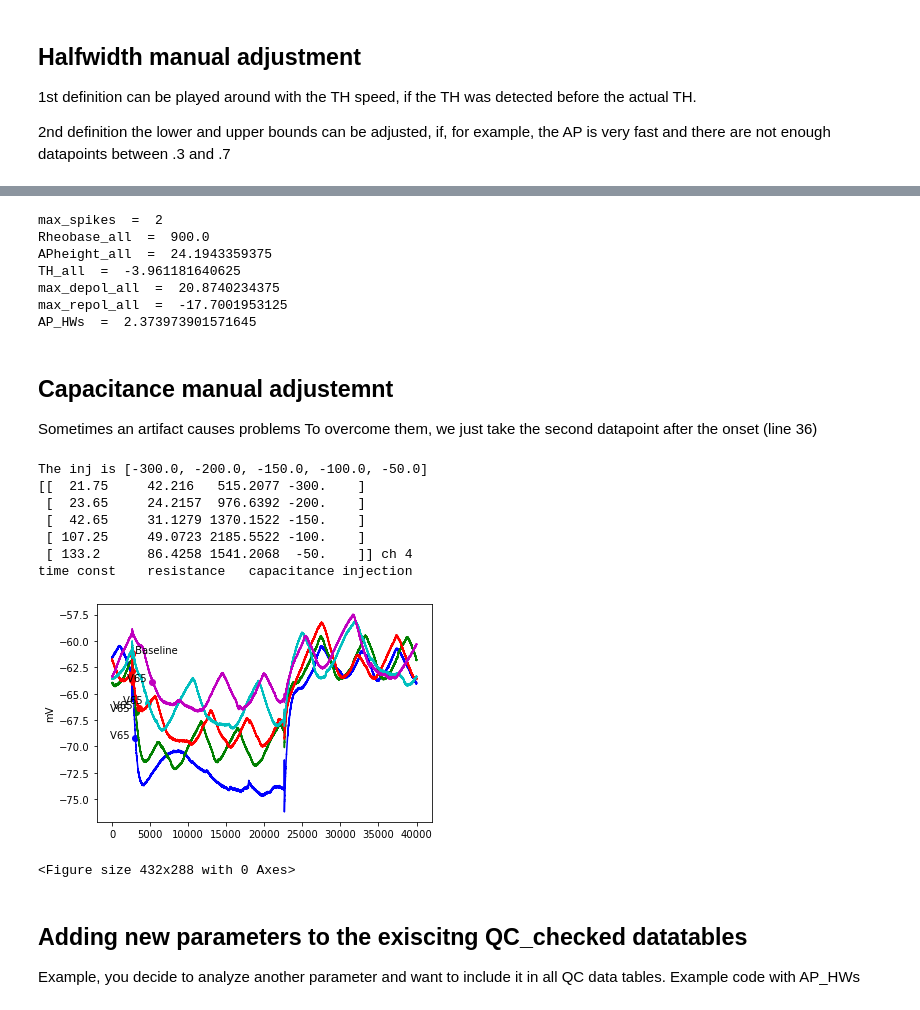
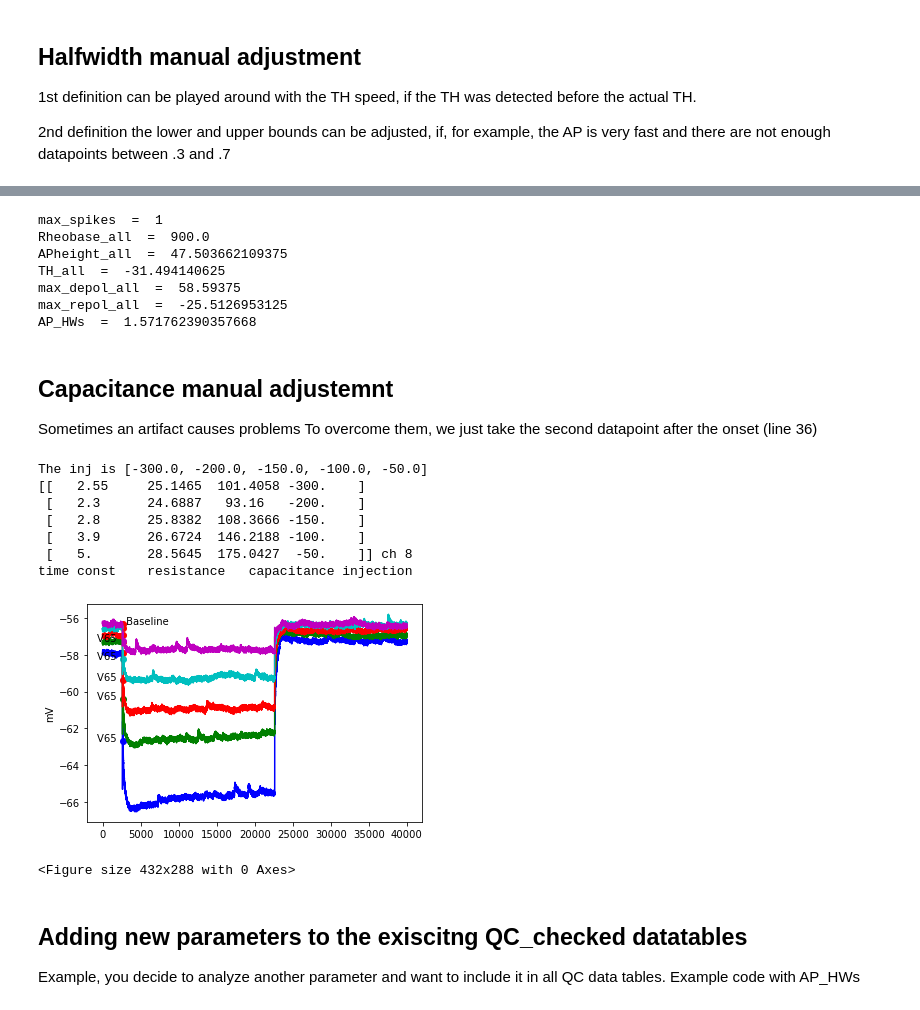
Before and after one commit to verjiniaM/Human-slice-scripts, a Jupyter notebook: manual_fix_notebook_and_some_useful_plots.ipynb, the cells around one changed output, grey strips where cells are left out. Drawn from its saved outputs; the diff is of its cells as text; code cells hidden in the pictures.

Commit message:
minor changes; nicer plots

```diff
--- a/manual_fix_notebook_and_some_useful_plots.ipynb
+++ b/manual_fix_notebook_and_some_useful_plots.ipynb
@@ -142,9 +142,9 @@ def get_AP_HW(channels, AP_all, APheight_all, TH_all, lower_bound = 0.1, upper_b
 
 human_dir = '/Users/verjim/laptop_D_17.01.2022/Schmitz_lab/data/human/'
 #intr_props_dirs = glob.glob(human_dir + '/data_*/' + 'OP*' + '/data_tables/' + 'QC_passed' + '*.xlsx')
-intr_props_dirs = ['/Users/verjim/laptop_D_17.01.2022/Schmitz_lab/data/human/data_verji/OP230417/data_tables/AP_props_OP230417.xlsx']
+intr_props_dirs = ['/Users/verjim/laptop_D_17.01.2022/Schmitz_lab/data/human/data_verji/OP231123/data_tables/QC_passed_OP231123_Intrinsic_and_synaptic_properties.xlsx']
 
-HWs = []
+HWs, fns, chans = [], [], []
 for path in intr_props_dirs:
     df = pd.read_excel(path)
 
@@ -158,6 +158,8 @@ for path in intr_props_dirs:
         inj = hcf.get_inj_current_steps(file_path)
         max_spikes = hcf.get_max_spikes(charact_data, channels)
         if df['max_spikes'][i] == 0:
+            fns.append(fn)
+            chans.append(key)
             HWs.append(math.nan)
             continue
         first_spikes, peaks_all, spike_counts_all, first_spiking_sweeps_all = hcf.get_ap_param_for_plotting(charact_data, channels, inj, max_spikes)
@@ -207,7 +209,10 @@ for path in intr_props_dirs:
         fig.patch.set_facecolor('white')
         plt.savefig(dir_ap_HW + '/' + file_path[end_fn:-4] + '_HW_AP#' + str(ap+1) + '_' + key + '.png')
         #plt.show()
+        fns.append(fn)
+        chans.append(key)
         HWs.append(AP_HWs[0])
 
-df33 = pd.DataFrame({'AP_HW': HWs})
+
+df33 = pd.DataFrame({'files': fns, 'chans':chans, 'AP_HW': HWs})
 # %% [output]
@@ -244,13 +263,13 @@ for param in params:
     my_var_name = [ k for k,v in locals().items() if v is param][0]
     print(my_var_name, ' = ', str(param[0]))
 # %% [output]
-max_spikes  =  2
+max_spikes  =  1
 Rheobase_all  =  900.0
-APheight_all  =  24.1943359375
-TH_all  =  -3.961181640625
-max_depol_all  =  20.8740234375
-max_repol_all  =  -17.7001953125
-AP_HWs  =  2.373973901571645
+APheight_all  =  47.503662109375
+TH_all  =  -31.494140625
+max_depol_all  =  58.59375
+max_repol_all  =  -25.5126953125
+AP_HWs  =  1.571762390357668
 # %% [markdown]
 ## Capacitance manual adjustemnt  <a name= "2">
 
@@ -258,14 +277,15 @@ Sometimes an artifact causes problems
 To overcome them, we just take the second datapoint after the onset (line 36)
 # %%
 human_dir = '/Users/verjim/laptop_D_17.01.2022/Schmitz_lab/data/human/'
-OP = 'OP240321'
+OP = 'OP240507'
 patcher = 'Verji'
 
 work_dir, filenames, indices_dict, slice_names,pre_chans, post_chans = sort.get_OP_metadata(human_dir, OP, patcher)
 
-fn = work_dir + '24321022.abf' #caracterization filename
+fn = work_dir + '24507060.abf' #caracterization filename
 inj = hcf.get_inj_current_steps(fn)
-chans = [4] #
+chans = [8] #
+take_value = 1
 
 print('The inj is', inj[:5])
 
@@ -292,7 +312,7 @@ for ch in chans:
             continue
         else:
             #
-            res = list(filter(lambda ii: ii < V65, swp))[1] #takes the first value in swp < V65
+            res = list(filter(lambda ii: ii < V65, swp))[take_value] #takes the first value in swp < V65
             tau65 = swp.index(res) #index of res
             R = (Vdiff/1000)/-I
             tc = tau65 - onset
@@ -316,40 +336,40 @@ clrs = ["b", "g", "r", "c", "m", "y", "#FF4500", "#800080"]
 end_fn = fn.rfind('/') +1
 
 tau_all, capacitance_all, mcs, V65s = tau_all, capacitance_all, mc_all, V65_all
 for n, ch in enumerate(chans):
     key = 'Ch' + str(ch)
     ch_data = charact_data[key][0]
 
     fig = plt.figure()
     for i in range(0,5):
         swp = list(ch_data[:,i])
         bl = np.median(ch_data[0:onset-60,i])
         if list(filter(lambda ii: ii < V65s[n][i], swp)) == []:
             print("No hyperpolarization fig for " + fn[end_fn:-4] + key)
         else:
-            res = list(filter(lambda ii: ii < V65s[n][i], swp))[1] #takes the first value in swp < V65
+            res = list(filter(lambda ii: ii < V65s[n][i], swp))[take_value] #takes the first value in swp < V65
             tau65 = swp.index(res) #index of res
             tc = tau65 - onset
             plt.plot(ch_data[:,i], c = clrs[i])
             plt.scatter(onset + tc, V65s[n][i], c=clrs[i])
             plt.annotate('V65  ', (onset + tc, V65s[n][i]), horizontalalignment='right')
             plt.scatter(onset, bl, c='r')
             plt.ylabel('mV')
     plt.annotate(' Baseline', (onset, bl))
     fig.patch.set_facecolor('white')
 
     dir_onset = work_dir + '/plots/Onset/'
     plt.show()
     plt.savefig(dir_onset + '/Char_onset_plot_' + fn[end_fn:-4]+'_'+ key + '.png')
 # %% [output]
 The inj is [-300.0, -200.0, -150.0, -100.0, -50.0]
-[[  21.75     42.216   515.2077 -300.    ]
- [  23.65     24.2157  976.6392 -200.    ]
- [  42.65     31.1279 1370.1522 -150.    ]
- [ 107.25     49.0723 2185.5522 -100.    ]
- [ 133.2      86.4258 1541.2068  -50.    ]] ch 4
+[[   2.55     25.1465  101.4058 -300.    ]
+ [   2.3      24.6887   93.16   -200.    ]
+ [   2.8      25.8382  108.3666 -150.    ]
+ [   3.9      26.6724  146.2188 -100.    ]
+ [   5.       28.5645  175.0427  -50.    ]] ch 8
 time const    resistance   capacitance injection
-[figure, old version]
+[figure, new version]
 <Figure size 432x288 with 0 Axes>
 # %% [markdown]
 ## Adding new parameters to the exiscitng QC_checked datatables  <a name= "3">
```
Also changed, not shown: parts of 2 cells of this notebook, 17 other files.
